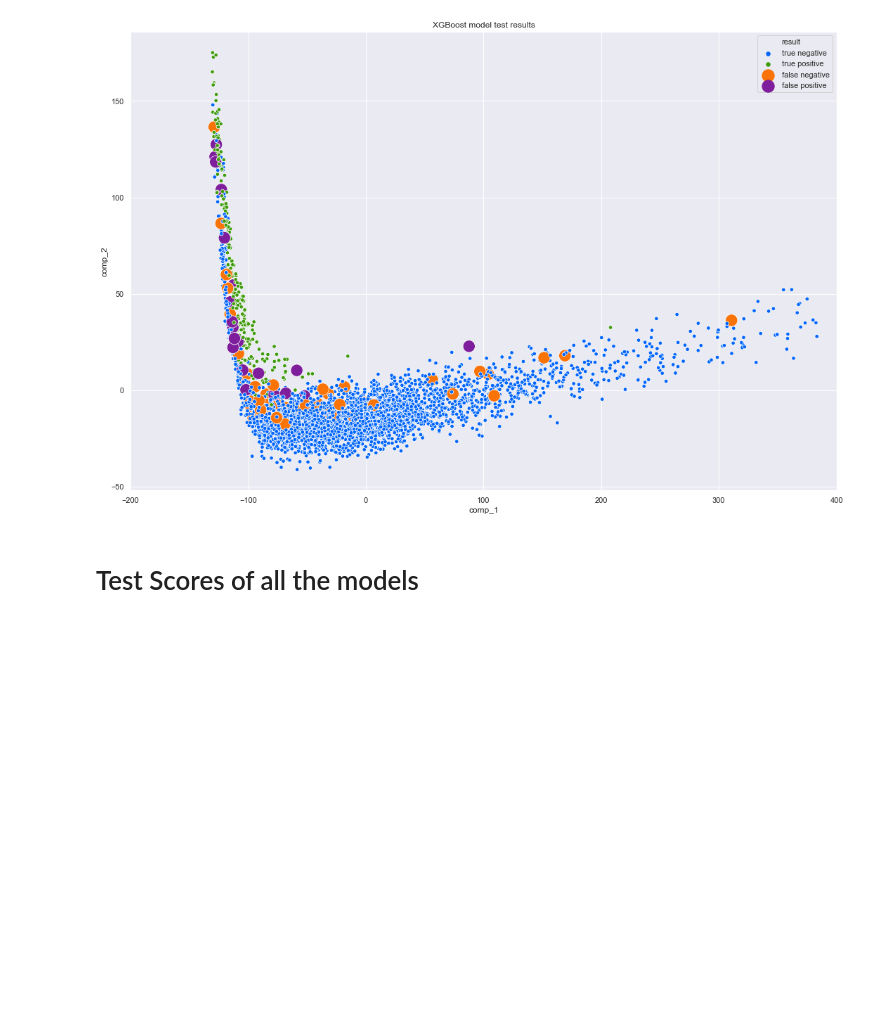
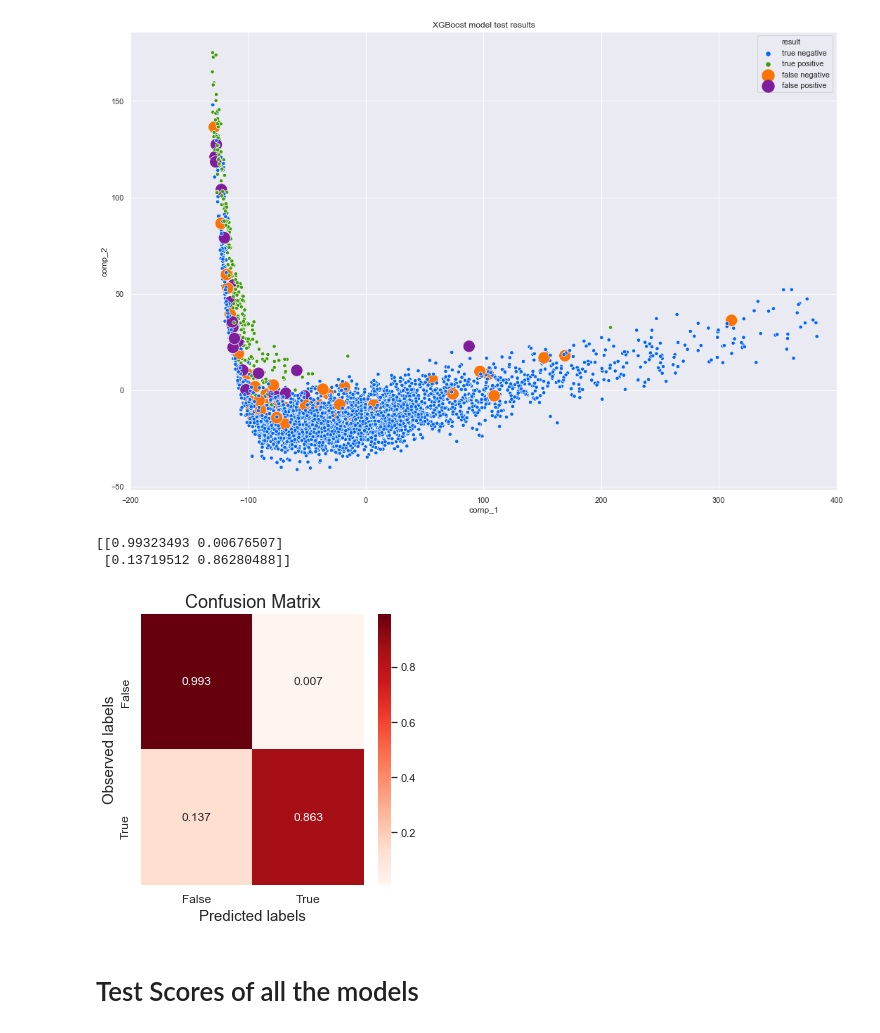
Before and after one commit to aribault/pulsar_classification, a Jupyter notebook: scripts/testing.ipynb, the cells around one changed output. Cells and saved outputs as stored; diff of their text form; code cells hidden in the pictures; blank space fills up the shorter version.

Commit message:
some results and images

```diff
--- a/scripts/testing.ipynb
+++ b/scripts/testing.ipynb
@@ -114,6 +115,36 @@ false negative      45
 false positive      22
 Name: result, dtype: int64
 [figure]
+# %%
+from sklearn.metrics import confusion_matrix
+cm = confusion_matrix(y_test, test_preds)
+cm = cm.astype('float64')
+cm[0] = cm[0] / (len(y_test) - sum(y_test))
+cm[1] = cm[1] / sum(y_test)
+
+fig, ax = plt.subplots(figsize=(5, 5))
+sns.set(font_scale=1.0) # Adjust to fit
+sns.heatmap(cm, annot=True, ax=ax, cmap="Reds", fmt=".3f");
+
+# Labels, title and ticks
+label_font = {'size':'15'}  # Adjust to fit
+ax.set_xlabel('Predicted labels', fontdict=label_font);
+ax.set_ylabel('Observed labels', fontdict=label_font);
+
+title_font = {'size':'18'}  # Adjust to fit
+ax.set_title('Confusion Matrix', fontdict=title_font);
+
+ax.tick_params(axis='both', which='major', labelsize=12)  # Adjust to fit
+ax.xaxis.set_ticklabels(['False', 'True']);
+ax.yaxis.set_ticklabels(['False', 'True']);
+
+plt.savefig("xgb_confusion_matrix.png")
+
+print(cm)
+# %% [output]
+[[0.99323493 0.00676507]
+ [0.13719512 0.86280488]]
+[figure, added]
 # %% [markdown]
 # Test Scores of all the models
 # %%
```
Also changed, not shown: parts of 2 cells of this notebook, 4 other files.
